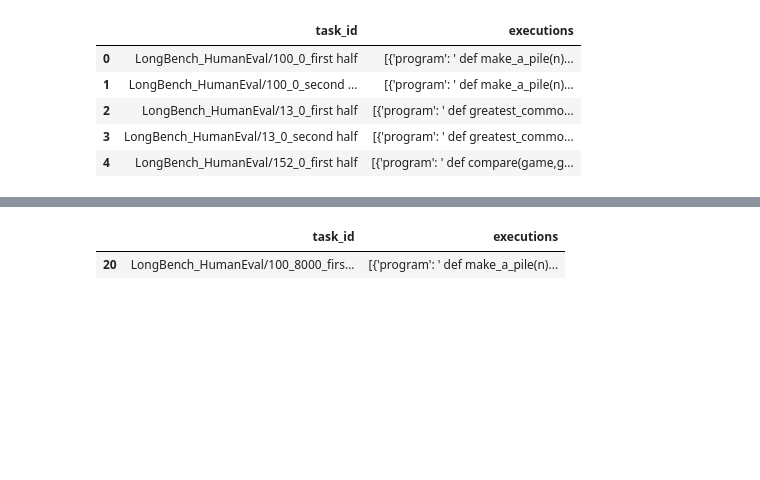
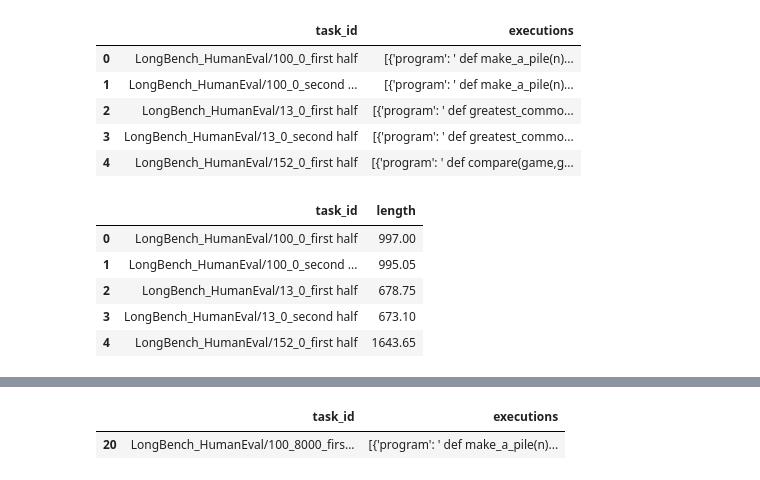
Before and after one commit to arjunguha/longbench, a Jupyter notebook: pass1.ipynb, the cells around one changed output, grey strips where cells are left out. Saved outputs shown, nothing was run; the diff lists cells and outputs as text; code cells hidden in the pictures; blank space fills up the shorter version.

```diff
--- a/pass1.ipynb
+++ b/pass1.ipynb
@@ -23,6 +23,18 @@ executions_df.head()
 | 2 | LongBench_HumanEval/13_0_first half | [{'program': ' def greatest_commo... |
 | 3 | LongBench_HumanEval/13_0_second half | [{'program': ' def greatest_commo... |
 | 4 | LongBench_HumanEval/152_0_first half | [{'program': ' def compare(game,g... |
+# %%
+lengths_df = executions_df.copy()
+lengths_df["length"] = lengths_df["executions"].apply(lambda es: sum([ len(item["program"]) for item in es ]) / len(es))
+lengths_df = lengths_df[["task_id", "length"]]
+lengths_df.head()
+# %% [output]
+|  | task_id | length |
+| 0 | LongBench_HumanEval/100_0_first half | 997.00 |
+| 1 | LongBench_HumanEval/100_0_second ... | 995.05 |
+| 2 | LongBench_HumanEval/13_0_first half | 678.75 |
+| 3 | LongBench_HumanEval/13_0_second half | 673.10 |
+| 4 | LongBench_HumanEval/152_0_first half | 1643.65 |
 # %%
 def mutant_catch_rate(execution):
     if execution["exit_code"] != 0:
```
Also changed, not shown: parts of 9 cells of this notebook, 3 other files.
